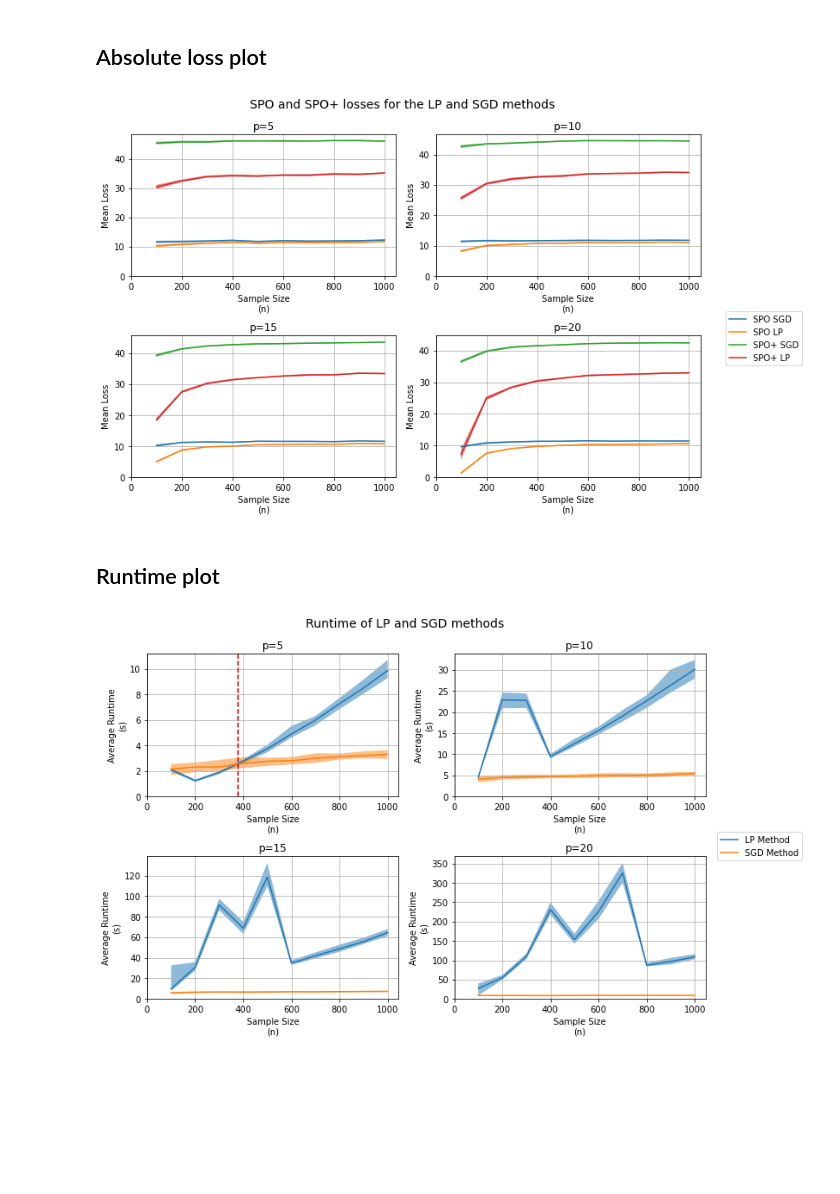
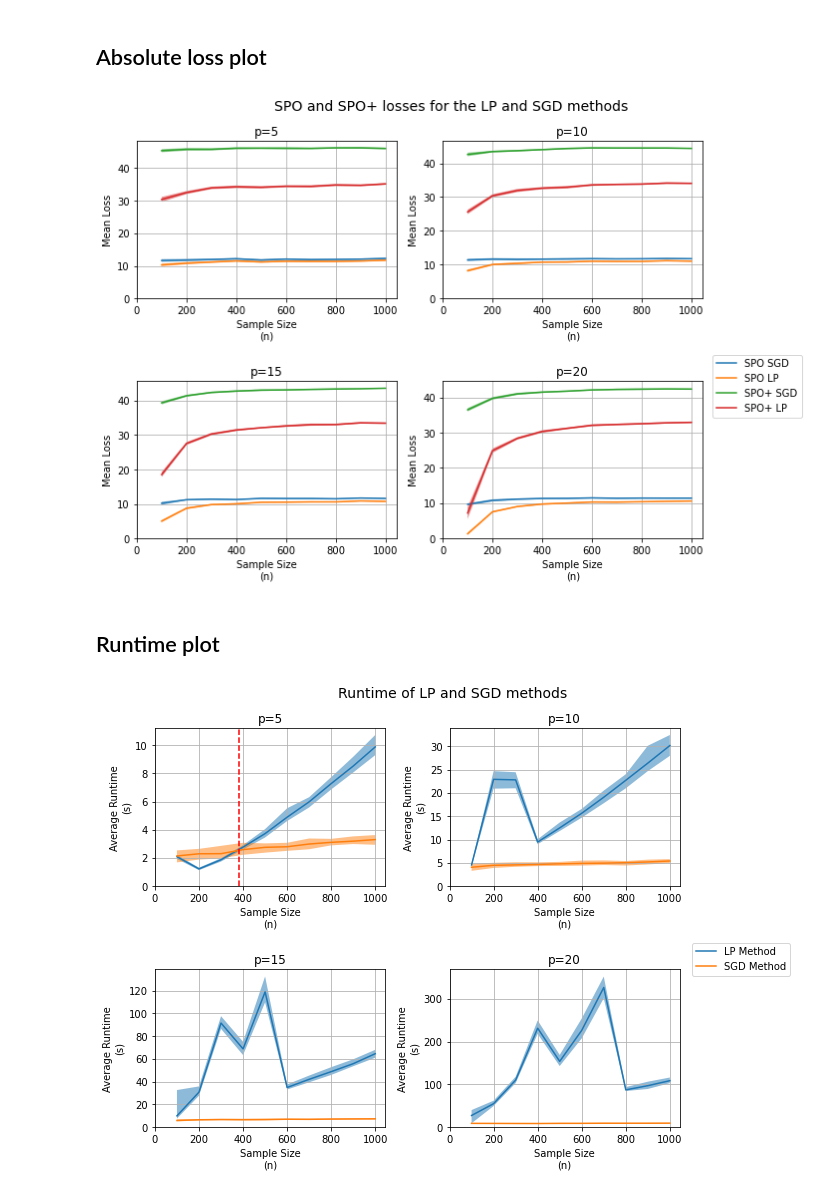
Before and after one commit to michaelzcjia/smart_predict_optimize, a Jupyter notebook: ResultsAnalysis.ipynb, the cells around one changed output. Cells and saved outputs as stored; diff of their text form; code cells hidden in the pictures; blank space fills up the shorter version.

```diff
--- a/ResultsAnalysis.ipynb
+++ b/ResultsAnalysis.ipynb
@@ -88,11 +89,12 @@ for i,pval in enumerate(pvals):
     ax.set_title(f'p={pval}')
     ax.grid()
 fig.suptitle('SPO and SPO+ losses for the LP and SGD methods', fontsize=14)
+
+plt.legend(bbox_to_anchor=(1.4,1.2))
 plt.tight_layout()
-plt.legend(bbox_to_anchor=(1.4,1.2))
 plt.savefig('Plots/AbsoluteLoss.png')
 # %% [output]
-[figure, old version]
+[figure, new version]
 # %% [markdown]
 ## Runtime plot
 # %%
@@ -103,35 +105,36 @@ for i,pval in enumerate(pvals):
     results=resultsfull[(resultsfull.reset_index()['p']==pval).values].droplevel(['p']).copy()
 
     runtimes = results[['direct_runtime','SGD_runtime']]
     runtimemeans = runtimes.groupby('n').mean()
     runtimeSD = runtimes.groupby('n').std()
     runtimeUB = runtimes.groupby('n').quantile(0.975)
     runtimeLB = runtimes.groupby('n').quantile(0.025)
 
 
     ax=axes[i//2,i%2]
 
     ax.plot(runtimemeans.index,runtimemeans['direct_runtime'], label='LP Method')
     ax.fill_between(runtimemeans.index,runtimeLB['direct_runtime'],runtimeUB['direct_runtime'], alpha=0.5)
 
     ax.plot(runtimemeans.index,runtimemeans['SGD_runtime'], label='SGD Method')
     ax.fill_between(runtimemeans.index,runtimeLB['SGD_runtime'],runtimeUB['SGD_runtime'], alpha=0.5)
     ax.set_ylim(0)
     ax.set_xlim(0)
     ax.set_xlabel('Sample Size\n(n)')
     ax.set_ylabel('Average Runtime\n(s)')
 
     ax.grid()
     ax.set_title(f'p={pval}')
     if pval==5:
         ax.axvline(380,c='r',linestyle='--')
 
 fig.suptitle('Runtime of LP and SGD methods',fontsize=14)
+
+plt.legend(bbox_to_anchor=(1.5,1.2))
 plt.tight_layout()
-plt.legend(bbox_to_anchor=(1.4,1.2))
 plt.savefig('Plots/Runtime.png')
 # %% [output]
-[figure, old version]
+[figure, new version]
 # %%
 fig, axes = plt.subplots(5,2, figsize=(10,25))
 
```
Also changed, not shown: parts of 2 cells of this notebook, 4 other files.
